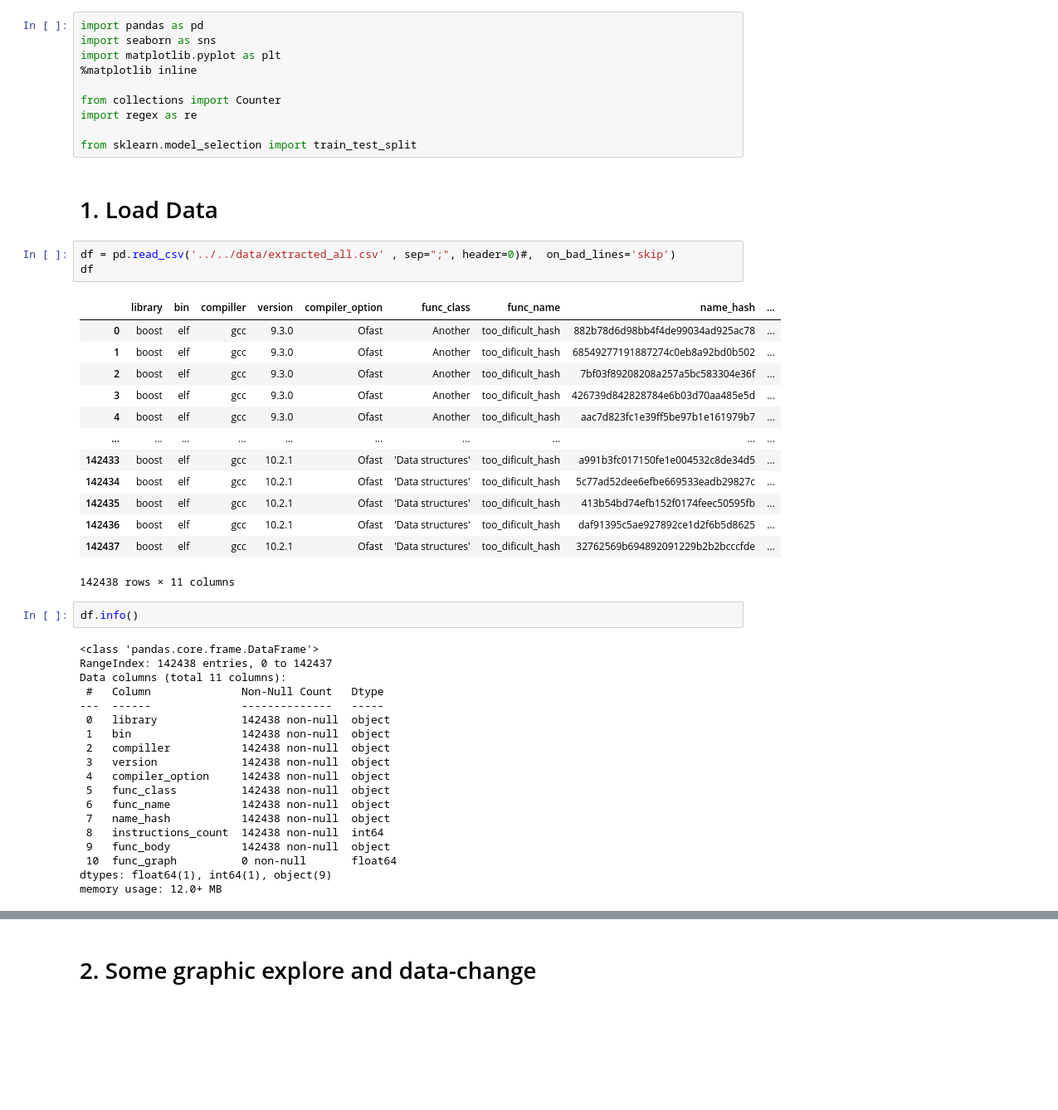
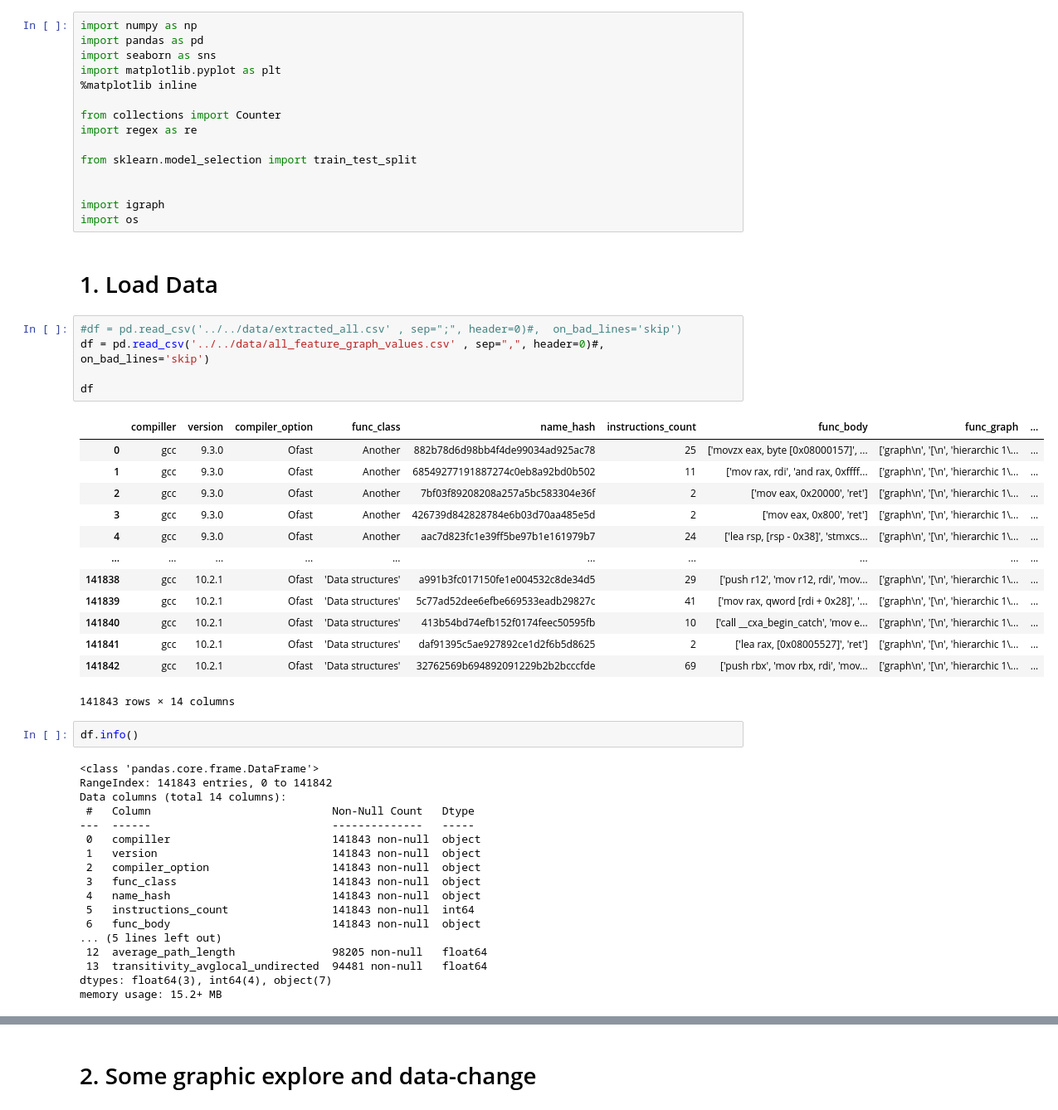
Before and after one commit to HSchoolboyEr/WhatThisFuncDo, a Jupyter notebook: tools/linear_models/EDA_train_test_split.ipynb, the cells around one changed output, grey strips where cells are left out. Shown at 83% size. Drawn from its saved outputs; the diff is of its cells as text; blank space fills up the shorter version.

```diff
--- a/tools/linear_models/EDA_train_test_split.ipynb
+++ b/tools/linear_models/EDA_train_test_split.ipynb
@@ -1,4 +1,5 @@
 # %%
+import numpy as np
 import pandas as pd
 import seaborn as sns
 import matplotlib.pyplot as plt
@@ -8,43 +9,48 @@ from collections import Counter
 import regex as re
 
 from sklearn.model_selection import train_test_split
+
+
+import igraph
+import os
 # %% [markdown]
 # 1. Load Data
 # %%
-df = pd.read_csv('../../data/extracted_all.csv' , sep=";", header=0)#,  on_bad_lines='skip')
+#df = pd.read_csv('../../data/extracted_all.csv' , sep=";", header=0)#,  on_bad_lines='skip')
+df = pd.read_csv('../../data/all_feature_graph_values.csv' , sep=",", header=0)#,  on_bad_lines='skip')
+
 df
 # %% [output]
-|  | library | bin | compiller | version | compiler_option | func_class | func_name | name_hash | ... |
-| 0 | boost | elf | gcc | 9.3.0 | Ofast | Another | too_dificult_hash | 882b78d6d98bb4f4de99034ad925ac78 | ... |
-| 1 | boost | elf | gcc | 9.3.0 | Ofast | Another | too_dificult_hash | 68549277191887274c0eb8a92bd0b502 | ... |
-| 2 | boost | elf | gcc | 9.3.0 | Ofast | Another | too_dificult_hash | 7bf03f89208208a257a5bc583304e36f | ... |
-| 3 | boost | elf | gcc | 9.3.0 | Ofast | Another | too_dificult_hash | 426739d842828784e6b03d70aa485e5d | ... |
-| 4 | boost | elf | gcc | 9.3.0 | Ofast | Another | too_dificult_hash | aac7d823fc1e39ff5be97b1e161979b7 | ... |
+|  | compiller | version | compiler_option | func_class | name_hash | instructions_count | func_body | func_graph | ... |
+| 0 | gcc | 9.3.0 | Ofast | Another | 882b78d6d98bb4f4de99034ad925ac78 | 25 | ['movzx eax, byte [0x08000157]', ... | ['graph\n', '[\n', 'hierarchic 1\... | ... |
+| 1 | gcc | 9.3.0 | Ofast | Another | 68549277191887274c0eb8a92bd0b502 | 11 | ['mov rax, rdi', 'and rax, 0xffff... | ['graph\n', '[\n', 'hierarchic 1\... | ... |
+| 2 | gcc | 9.3.0 | Ofast | Another | 7bf03f89208208a257a5bc583304e36f | 2 | ['mov eax, 0x20000', 'ret'] | ['graph\n', '[\n', 'hierarchic 1\... | ... |
+| 3 | gcc | 9.3.0 | Ofast | Another | 426739d842828784e6b03d70aa485e5d | 2 | ['mov eax, 0x800', 'ret'] | ['graph\n', '[\n', 'hierarchic 1\... | ... |
+| 4 | gcc | 9.3.0 | Ofast | Another | aac7d823fc1e39ff5be97b1e161979b7 | 24 | ['lea rsp, [rsp - 0x38]', 'stmxcs... | ['graph\n', '[\n', 'hierarchic 1\... | ... |
 | ... | ... | ... | ... | ... | ... | ... | ... | ... | ... |
-| 142433 | boost | elf | gcc | 10.2.1 | Ofast | 'Data structures' | too_dificult_hash | a991b3fc017150fe1e004532c8de34d5 | ... |
-| 142434 | boost | elf | gcc | 10.2.1 | Ofast | 'Data structures' | too_dificult_hash | 5c77ad52dee6efbe669533eadb29827c | ... |
-| 142435 | boost | elf | gcc | 10.2.1 | Ofast | 'Data structures' | too_dificult_hash | 413b54bd74efb152f0174feec50595fb | ... |
-| 142436 | boost | elf | gcc | 10.2.1 | Ofast | 'Data structures' | too_dificult_hash | daf91395c5ae927892ce1d2f6b5d8625 | ... |
-| 142437 | boost | elf | gcc | 10.2.1 | Ofast | 'Data structures' | too_dificult_hash | 32762569b694892091229b2b2bcccfde | ... |
+| 141838 | gcc | 10.2.1 | Ofast | 'Data structures' | a991b3fc017150fe1e004532c8de34d5 | 29 | ['push r12', 'mov r12, rdi', 'mov... | ['graph\n', '[\n', 'hierarchic 1\... | ... |
+| 141839 | gcc | 10.2.1 | Ofast | 'Data structures' | 5c77ad52dee6efbe669533eadb29827c | 41 | ['mov rax, qword [rdi + 0x28]', '... | ['graph\n', '[\n', 'hierarchic 1\... | ... |
+| 141840 | gcc | 10.2.1 | Ofast | 'Data structures' | 413b54bd74efb152f0174feec50595fb | 10 | ['call __cxa_begin_catch', 'mov e... | ['graph\n', '[\n', 'hierarchic 1\... | ... |
+| 141841 | gcc | 10.2.1 | Ofast | 'Data structures' | daf91395c5ae927892ce1d2f6b5d8625 | 2 | ['lea rax, [0x08005527]', 'ret'] | ['graph\n', '[\n', 'hierarchic 1\... | ... |
+| 141842 | gcc | 10.2.1 | Ofast | 'Data structures' | 32762569b694892091229b2b2bcccfde | 69 | ['push rbx', 'mov rbx, rdi', 'mov... | ['graph\n', '[\n', 'hierarchic 1\... | ... |
-142438 rows × 11 columns
+141843 rows × 14 columns
 # %%
 df.info()
 # %% [output]
 <class 'pandas.core.frame.DataFrame'>
-RangeIndex: 142438 entries, 0 to 142437
-Data columns (total 11 columns):
- #   Column              Non-Null Count   Dtype
----  ------              --------------   -----
- 0   library             142438 non-null  object
- 1   bin                 142438 non-null  object
- 2   compiller           142438 non-null  object
- 3   version             142438 non-null  object
- 4   compiler_option     142438 non-null  object
- 5   func_class          142438 non-null  object
- 6   func_name           142438 non-null  object
- 7   name_hash           142438 non-null  object
- 8   instructions_count  142438 non-null  int64
- 9   func_body           142438 non-null  object
- 10  func_graph          0 non-null       float64
-dtypes: float64(1), int64(1), object(9)
-memory usage: 12.0+ MB
+RangeIndex: 141843 entries, 0 to 141842
+Data columns (total 14 columns):
+ #   Column                            Non-Null Count   Dtype
+---  ------                            --------------   -----
+ 0   compiller                         141843 non-null  object
+ 1   version                           141843 non-null  object
+ 2   compiler_option                   141843 non-null  object
+ 3   func_class                        141843 non-null  object
+ 4   name_hash                         141843 non-null  object
+ 5   instructions_count                141843 non-null  int64
+ 6   func_body                         141843 non-null  object
+... (5 lines left out)
+ 12  average_path_length               98205 non-null   float64
+ 13  transitivity_avglocal_undirected  94481 non-null   float64
+dtypes: float64(3), int64(4), object(7)
+memory usage: 15.2+ MB
```
Also changed, not shown: parts of 32 cells of this notebook, 4 other files.
